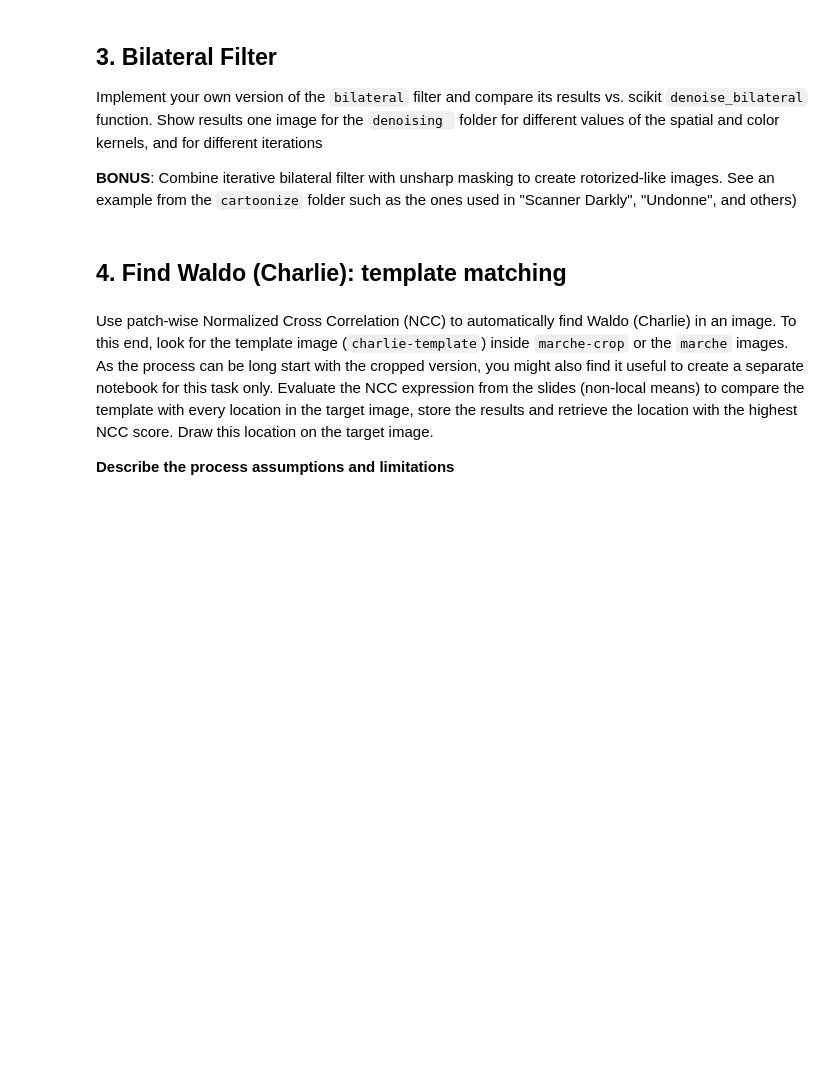
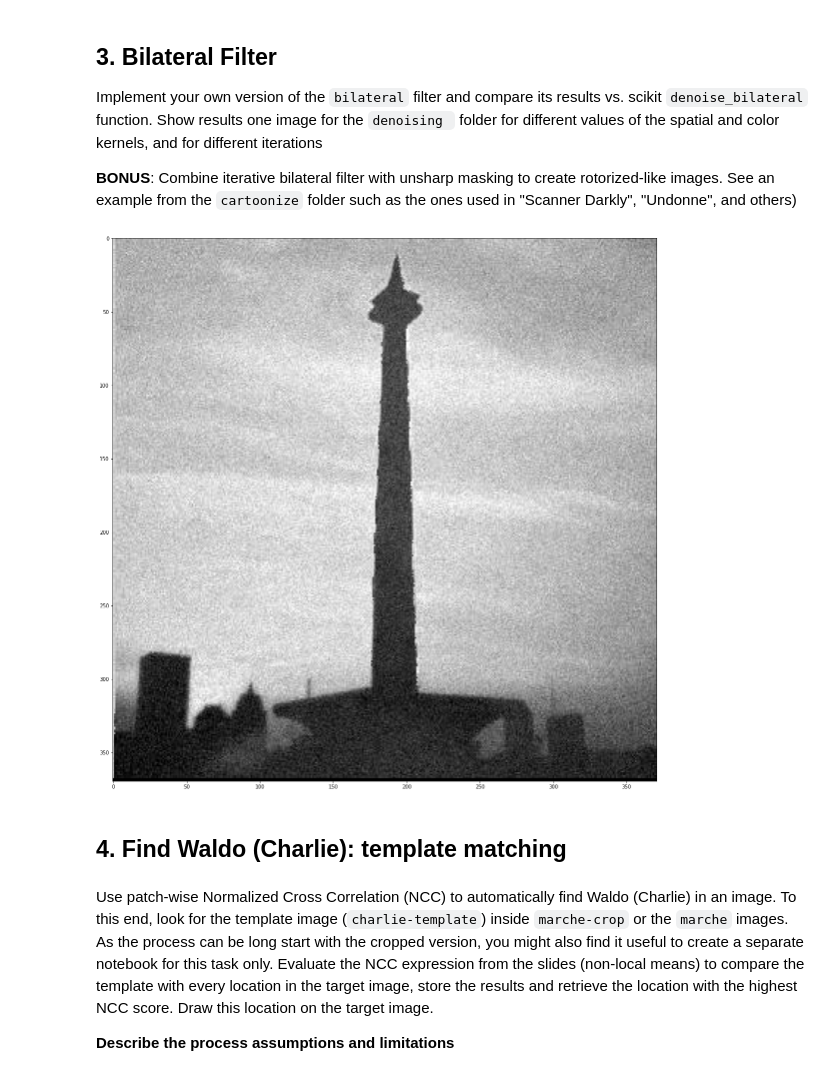
Before and after one commit to samyhaff/DATASIM_TP, a Jupyter notebook: ATRIM/TP2/TP2-ATRIM-spatial-filtering-sv-2021-2022.ipynb, the cells around one changed output. Saved outputs shown, nothing was run; the diff lists cells and outputs as text; code cells hidden in the pictures; blank space fills up the shorter version.

```diff
--- a/ATRIM/TP2/TP2-ATRIM-spatial-filtering-sv-2021-2022.ipynb
+++ b/ATRIM/TP2/TP2-ATRIM-spatial-filtering-sv-2021-2022.ipynb
@@ -388,6 +388,35 @@ plt.show()
 Implement your own version of the ``bilateral`` filter and compare its results vs. scikit ``denoise_bilateral`` function. Show results one image for the ``denoising `` folder for different values of the spatial and color kernels, and for different iterations
 
 __BONUS__: Combine iterative bilateral filter with unsharp masking to create rotorized-like images. See an example from the ``cartoonize`` folder such as the ones used in "Scanner Darkly", "Undonne", and others)
+# %%
+from skimage.restoration import denoise_bilateral
+
+def bilateral(im, hs, sig1, sig2):
+    w1 = gaussianKernel(hs, sig1)
+    h, w = im.shape
+    res = np.pad(im, hs)
+    for x in range(h):
+        for y in range(w):
+            s = 0
+            for u in range(-hs, hs + 1):
+                for v in range(-hs, hs + 1):
+                    w2 = 1 / (2 * np.pi * (sig2 ** 2)) * np.exp(-(res[x + u + hs, y + v + hs] - res[u, v]) ** 2 / (2 * (sig2 ** 2)))
+                    s += w1[u + hs, v + hs] * w2 * res[x - u + hs, y - v + hs]
+            res[x, y] = s
+
+    return res
+
+SUBDIR = os.path.join(IMDIR, "denoise")
+f = os.path.join(SUBDIR, "monas-one.jpg")
+
+im = io.imread(f, as_gray=True)
+im = im.astype(float)
+im_denoised = denoise_bilateral(im, sigma_color=0.05, sigma_spatial=0.1)
+
+plt.imshow(im_denoised, cmap='gray')
+plt.show()
+# %% [output]
+[figure, added]
 # %% [markdown]
 ## 4. Find Waldo (Charlie): template matching
 # %% [markdown]
```
Also changed, not shown: parts of 8 cells of this notebook.
